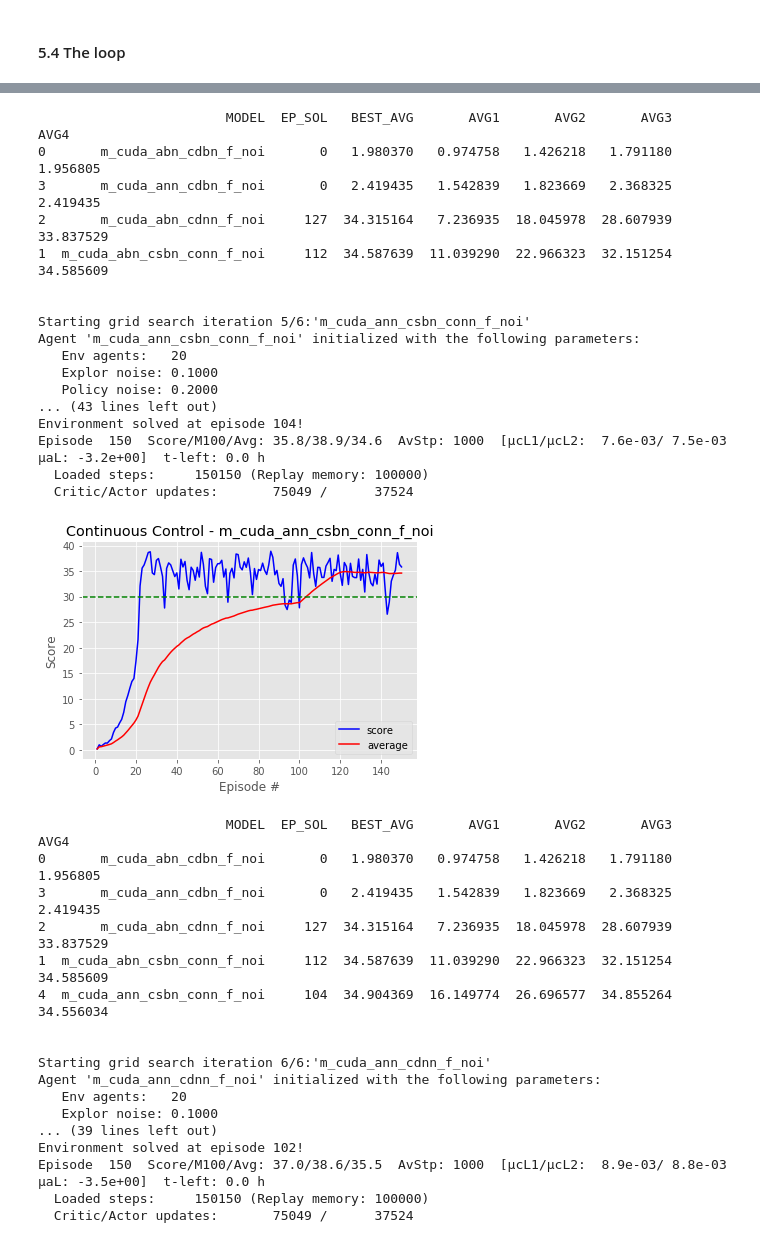
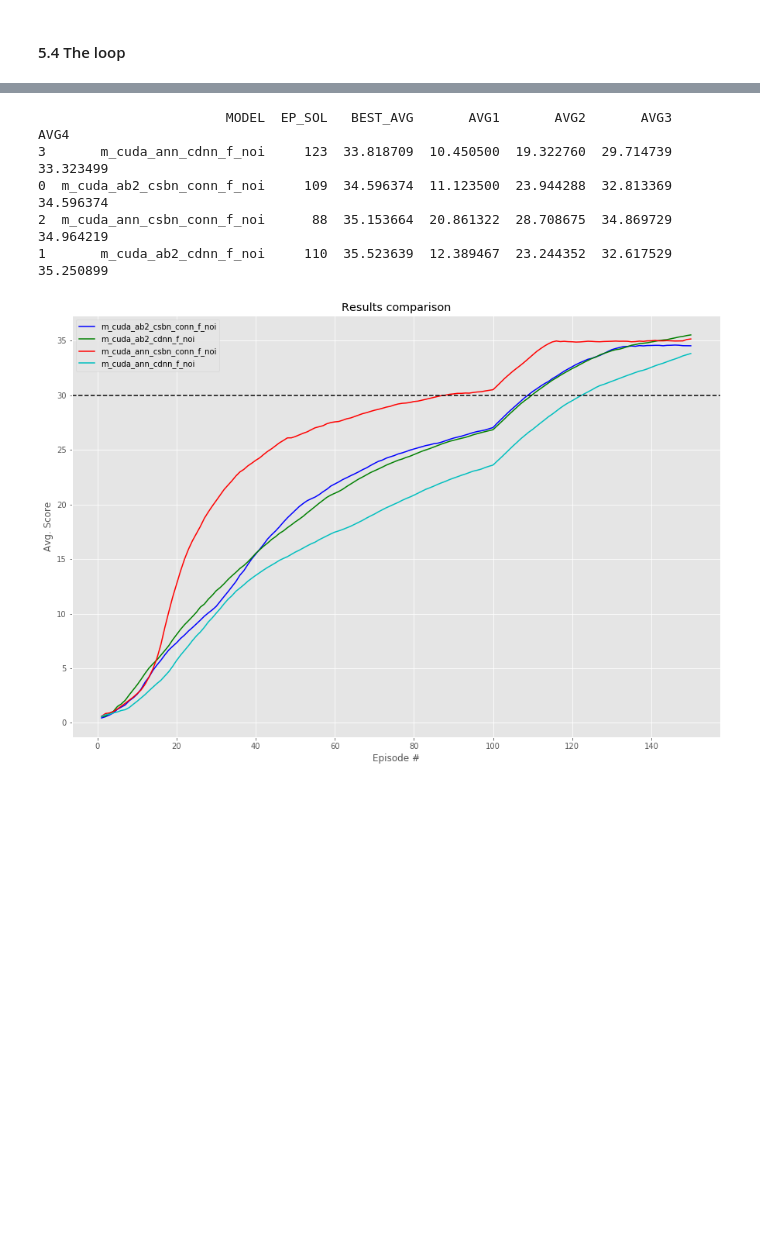
Before and after one commit to aidamian/Project_2_nd893, a Jupyter notebook: Continuous_Control.ipynb, the cells around one changed output, grey strips where cells are left out. Drawn from its saved outputs; the diff is of its cells as text; code cells hidden in the pictures; blank space fills up the shorter version.

```diff
--- a/Continuous_Control.ipynb
+++ b/Continuous_Control.ipynb
@@ -429,7 +444,8 @@ class Agent():
                  simplified_critic=False,
                  critic_use_state_bn=True,
                  critic_use_other_bn=True,
-                 actor_use_bn=True,
+                 actor_use_pre_bn=False,
+                 actor_use_post_bn=True,
                 ):
         self.a_size = a_size
         self.n_env_agents = n_env_agents
@@ -456,13 +472,13 @@ class Agent():
 
         self.actor_online = Actor(input_size=self.s_size,
                                   output_size=self.a_size,
-                                  use_pre_bn=actor_use_bn,
-                                  use_post_bn=True,
+                                  use_pre_bn=actor_use_pre_bn,
+                                  use_post_bn=actor_use_post_bn,
                                  ).to(self.dev)
         self.actor_target = Actor(input_size=self.s_size,
                                   output_size=self.a_size,
-                                  use_pre_bn=actor_use_bn,
-                                  use_post_bn=True,
+                                  use_pre_bn=actor_use_pre_bn,
+                                  use_post_bn=actor_use_post_bn,
                                  ).to(self.dev)
         self.actor_target.load_state_dict(self.actor_online.state_dict())
         self.actor_optimizer = optim.Adam(self.actor_online.parameters(), lr=LR_ACTOR)
@@ -803,7 +819,9 @@ dev = torch.device("cuda:0" if torch.cuda.is_available() else "cpu")
 
 DEBUG = 1
 
-# abn  : Actor with batch-norm
+# ab1  : Actor with batch-norm only on state input
+# ab2  : Actor with batch-norm only on pre-activations
+# ab3  : Actor with all batch-norms
 # ann  : Actor without any norming
 # csbn : Critic with batch-normed featurized state
 # cvnn : Critic with no norm on featureized state input
@@ -812,11 +830,11 @@ DEBUG = 1
 # conn : Critic post-state has no normalization
 # cobn : Critic post-state has batch-norm
 if num_agents == 1:
-    act_opt = ['abn','ann']
+    act_opt = ['ab1', 'ab2', 'ab3', 'ann']
     cri_opt = ['csbn_conn', 'csbn_cobn', 'csnn_conn','cdbn','cdnn']
 else:
-    act_opt = ['abn','ann']
-    cri_opt = ['cdbn', 'csbn_conn' , 'cdnn' ]
+    act_opt = ['ab2', 'ann']
+    cri_opt = ['csbn_conn' , 'cdnn' ]
 
 noi_opt = ["f_noi" ] #, "stp_pol_noise", "stp_exp_noise", "stp_all"]#['policy_noise_reduction', 'explore_noise_reduction']
 iters = [x+"_"+y+"_"+z for x in act_opt for y in cri_opt for z in noi_opt]
@@ -839,6 +857,7 @@ iter_base = 'm_' if num_agents > 1 else 's_'
 iter_base = iter_base + str(dev.type) + '_'
 with active_session():
     for ii, iteration_name in enumerate(iters):
+        reset_seed()
         iteration_name = iter_base + iteration_name
         print("\n\nStarting grid search iteration {}/{}:'{}'".format(ii+1, len(iters), iteration_name))
         policy_noise_red = ('policy' in iteration_name) and  ("reduction" in iteration_name)
@@ -846,7 +865,8 @@ with active_session():
         stop_policy_noise = stop_noise_after if (("stop" in iteration_name) and ("policy" in iteration_name)) else 0
         stop_explor_noise = stop_noise_after if (("stop" in iteration_name) and ("explor" in iteration_name)) else 0
         simple_critic = ('cdbn' in iteration_name) or ('cdnn' in iteration_name)
-        use_bn_actor = 'abn' in iteration_name
+        use_bn_actor_pre = ('ab1' in iteration_name) or ('ab3' in iteration_name)
+        use_bn_actor_post = 'ab2' in iteration_name
         use_bn_critic_state = 'csbn' in iteration_name
         use_bn_critic_other = ('cobn' in iteration_name) or ('cdbn' in iteration_name)
         train_every_steps=10
@@ -864,7 +884,8 @@ with active_session():
                       simplified_critic=simple_critic,
                       critic_use_state_bn=use_bn_critic_state,
                       critic_use_other_bn=use_bn_critic_other,
-                      actor_use_bn=use_bn_actor,
+                      actor_use_pre_bn=use_bn_actor_pre,
+                      actor_use_post_bn=use_bn_actor_post,
                       name=iteration_name,
                      )
         _res = training_loop(env=env, agent=agent, n_episodes=n_ep,
@@ -993,35 +1014,6 @@ Episode  150  Score/M100/Avg:  2.0/ 5.4/ 2.4  AvStp: 1000  [μcL1/μcL2:  1.0e-0
                         MODEL  EP_SOL   BEST_AVG       AVG1       AVG2       AVG3       AVG4
-0       m_cuda_abn_cdbn_f_noi       0   1.980370   0.974758   1.426218   1.791180   1.956805
-3       m_cuda_ann_cdbn_f_noi       0   2.419435   1.542839   1.823669   2.368325   2.419435
-2       m_cuda_abn_cdnn_f_noi     127  34.315164   7.236935  18.045978  28.607939  33.837529
-1  m_cuda_abn_csbn_conn_f_noi     112  34.587639  11.039290  22.966323  32.151254  34.585609
-
-
-Starting grid search iteration 5/6:'m_cuda_ann_csbn_conn_f_noi'
-Agent 'm_cuda_ann_csbn_conn_f_noi' initialized with the following parameters:
-   Env agents:   20
-   Explor noise: 0.1000
-   Policy noise: 0.2000
-... (43 lines left out)
-Environment solved at episode 104!
-Episode  150  Score/M100/Avg: 35.8/38.9/34.6  AvStp: 1000  [μcL1/μcL2:  7.6e-03/ 7.5e-03 μaL: -3.2e+00]  t-left: 0.0 h
-  Loaded steps:     150150 (Replay memory: 100000)
-  Critic/Actor updates:       75049 /      37524
+3       m_cuda_ann_cdnn_f_noi     123  33.818709  10.450500  19.322760  29.714739  33.323499
+0  m_cuda_ab2_csbn_conn_f_noi     109  34.596374  11.123500  23.944288  32.813369  34.596374
+2  m_cuda_ann_csbn_conn_f_noi      88  35.153664  20.861322  28.708675  34.869729  34.964219
+1       m_cuda_ab2_cdnn_f_noi     110  35.523639  12.389467  23.244352  32.617529  35.250899
-[figure, old version]
+[figure, new version]
-                        MODEL  EP_SOL   BEST_AVG       AVG1       AVG2       AVG3       AVG4
-0       m_cuda_abn_cdbn_f_noi       0   1.980370   0.974758   1.426218   1.791180   1.956805
-3       m_cuda_ann_cdbn_f_noi       0   2.419435   1.542839   1.823669   2.368325   2.419435
-2       m_cuda_abn_cdnn_f_noi     127  34.315164   7.236935  18.045978  28.607939  33.837529
-1  m_cuda_abn_csbn_conn_f_noi     112  34.587639  11.039290  22.966323  32.151254  34.585609
-4  m_cuda_ann_csbn_conn_f_noi     104  34.904369  16.149774  26.696577  34.855264  34.556034
-
-
-Starting grid search iteration 6/6:'m_cuda_ann_cdnn_f_noi'
-Agent 'm_cuda_ann_cdnn_f_noi' initialized with the following parameters:
-   Env agents:   20
-   Explor noise: 0.1000
-... (39 lines left out)
-Environment solved at episode 102!
-Episode  150  Score/M100/Avg: 37.0/38.6/35.5  AvStp: 1000  [μcL1/μcL2:  8.9e-03/ 8.8e-03 μaL: -3.5e+00]  t-left: 0.0 h
-  Loaded steps:     150150 (Replay memory: 100000)
-  Critic/Actor updates:       75049 /      37524
```
Also changed, not shown: parts of 4 cells of this notebook.
